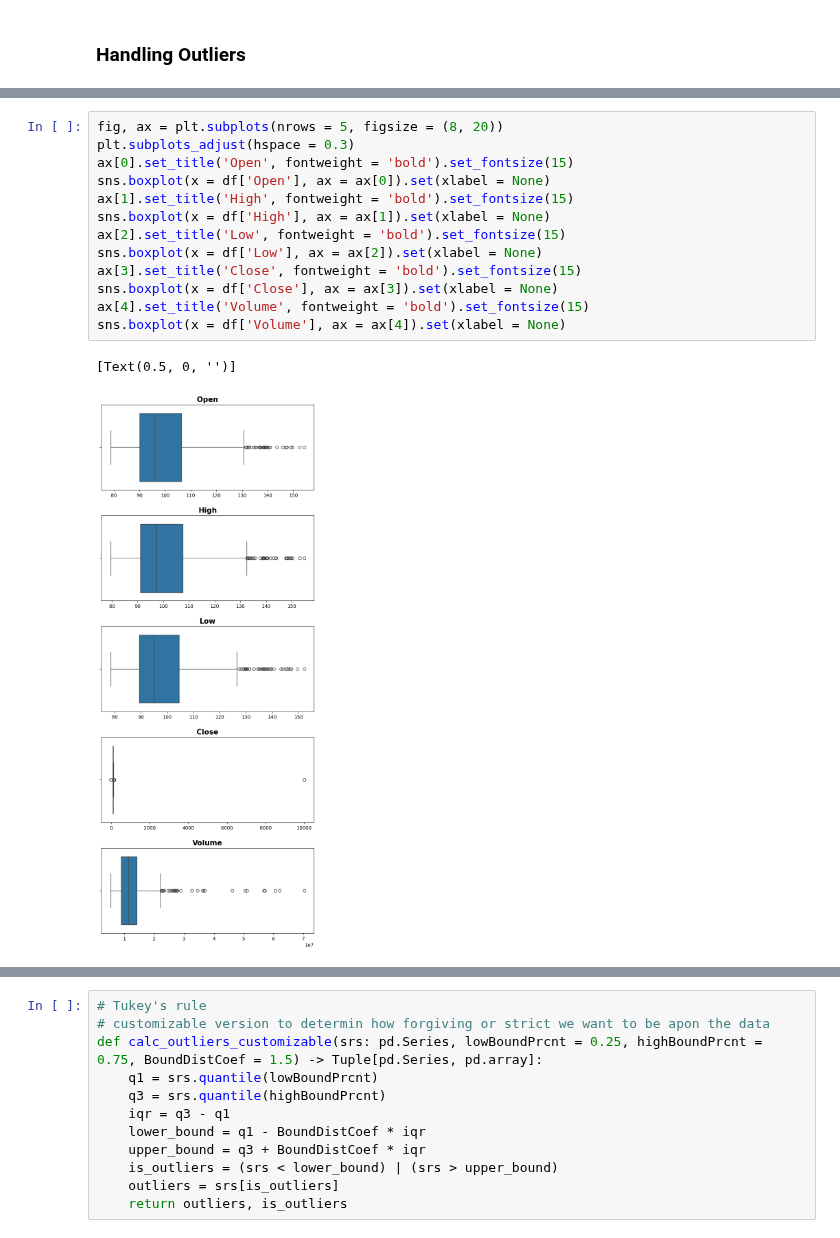
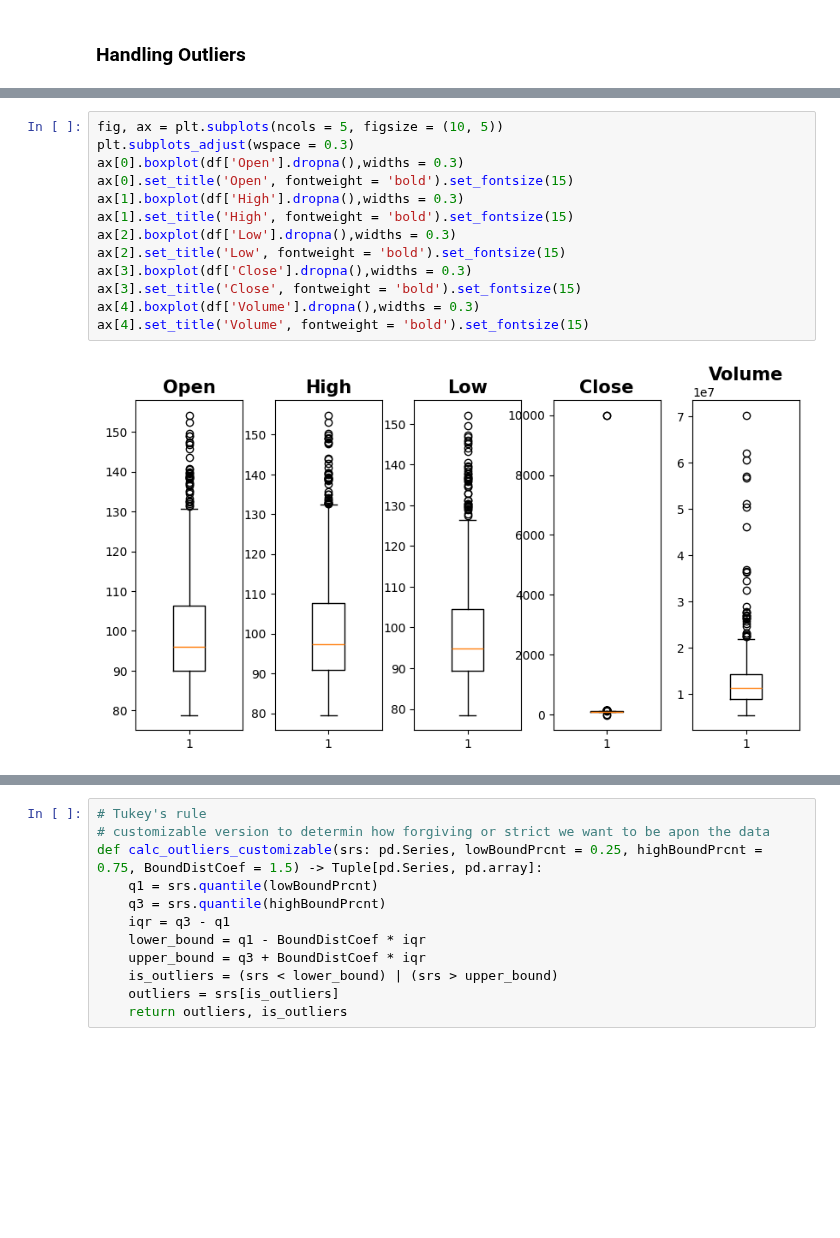
Before and after one commit to HillelCharbit/Trading-Algorithm-Project---google-trends, a Jupyter notebook: tom_jupyter_notebook.ipynb, the cells around one changed output, grey strips where cells are left out. Drawn from its saved outputs; the diff is of its cells as text; blank space fills up the shorter version.

```diff
--- a/tom_jupyter_notebook.ipynb
+++ b/tom_jupyter_notebook.ipynb
@@ -79,17 +80,16 @@ ax[4].plot(df['Volume'])
 # %%
-fig, ax = plt.subplots(nrows = 5, figsize = (8, 20))
-plt.subplots_adjust(hspace = 0.3)
+fig, ax = plt.subplots(ncols = 5, figsize = (10, 5))
+plt.subplots_adjust(wspace = 0.3)
+ax[0].boxplot(df['Open'].dropna(),widths = 0.3)
 ax[0].set_title('Open', fontweight = 'bold').set_fontsize(15)
-sns.boxplot(x = df['Open'], ax = ax[0]).set(xlabel = None)
+ax[1].boxplot(df['High'].dropna(),widths = 0.3)
 ax[1].set_title('High', fontweight = 'bold').set_fontsize(15)
-sns.boxplot(x = df['High'], ax = ax[1]).set(xlabel = None)
+ax[2].boxplot(df['Low'].dropna(),widths = 0.3)
 ax[2].set_title('Low', fontweight = 'bold').set_fontsize(15)
-sns.boxplot(x = df['Low'], ax = ax[2]).set(xlabel = None)
+ax[3].boxplot(df['Close'].dropna(),widths = 0.3)
 ax[3].set_title('Close', fontweight = 'bold').set_fontsize(15)
-sns.boxplot(x = df['Close'], ax = ax[3]).set(xlabel = None)
+ax[4].boxplot(df['Volume'].dropna(),widths = 0.3)
 ax[4].set_title('Volume', fontweight = 'bold').set_fontsize(15)
-sns.boxplot(x = df['Volume'], ax = ax[4]).set(xlabel = None)
 # %% [output]
-[Text(0.5, 0, '')]
-[figure, old version]
+[figure, new version]
 # %%
```
Also changed, not shown: parts of 11 cells of this notebook, 1 other file.
